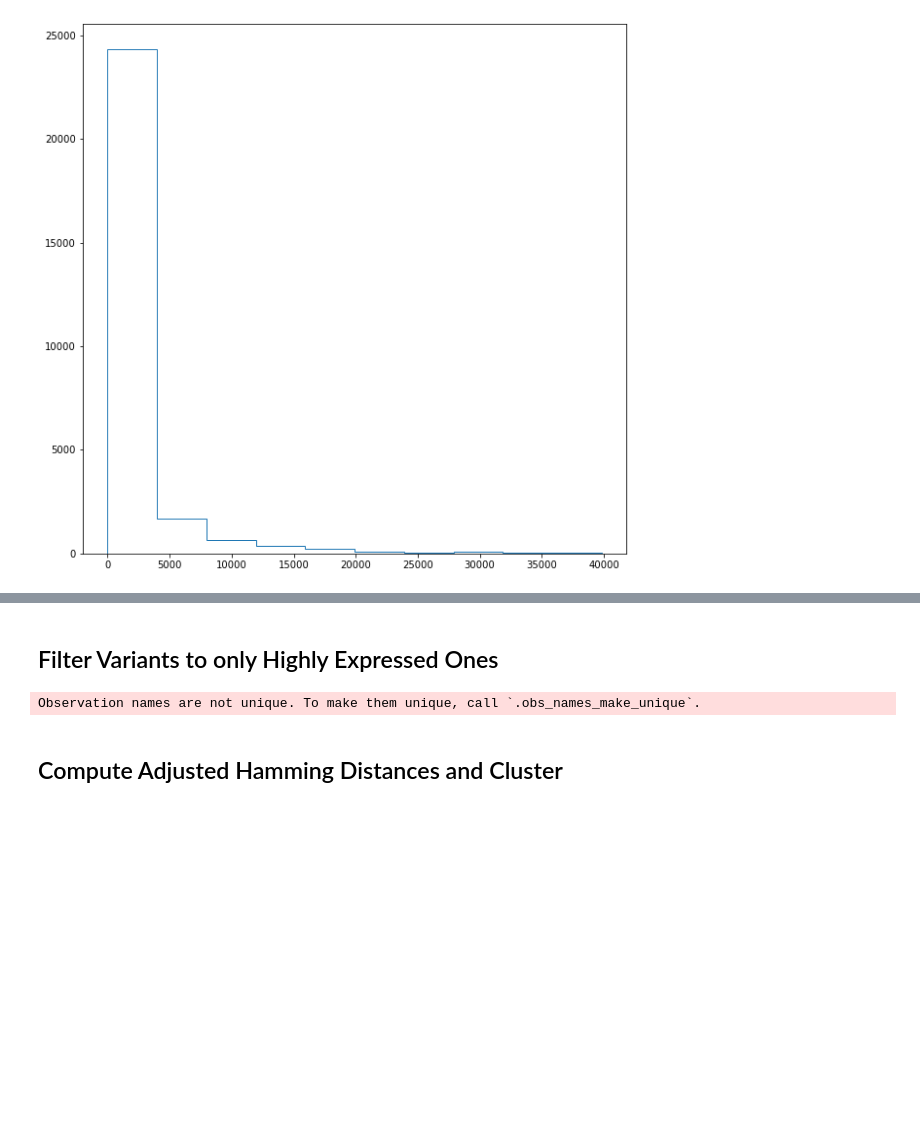
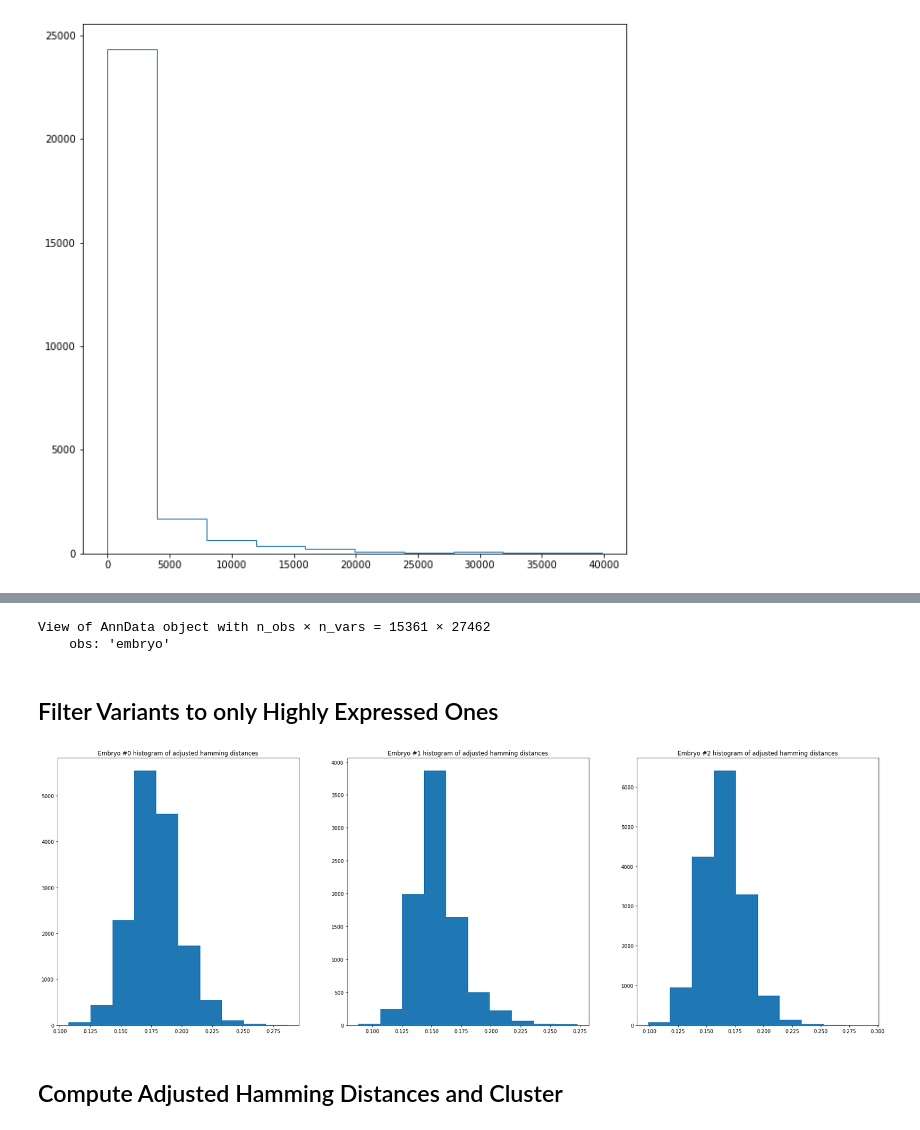
Before and after one commit to bkiyota/SNPBarcodingSimulator, a Jupyter notebook: cluster_embryos_mouse.ipynb, the cells around one changed output, grey strips where cells are left out. Cells and saved outputs as stored; diff of their text form; code cells hidden in the pictures; blank space fills up the shorter version.

```diff
--- a/cluster_embryos_mouse.ipynb
+++ b/cluster_embryos_mouse.ipynb
@@ -94,0 +144,13 @@ plt.hist(variant_sums, histtype='step')
+# %%
+def find_differences(emb, most_common_call):
+    ham_dists = []
+
+    # Now go through each cell and see how many times we deviate from the most common call
+    for i in range(emb.shape[0]):
+        # Get the profile of detected variants for the cell
+        cell = emb.X[i].flatten()
+        cell_detected_vars = cell > 0
+
+        ham_dists.append(get_adj_ham_dist_dense(cell, most_common_call))
+
+    return ham_dists
@@ -95,2 +178,7 @@ plt.hist(variant_sums, histtype='step')
+# %%
+variants_joined[variants_joined.obs.embryo == 0, :]
+# %% [output]
+View of AnnData object with n_obs × n_vars = 15361 × 27462
+    obs: 'embryo'
 # %% [markdown]
 ## Filter Variants to only Highly Expressed Ones
@@ -100,4 +184,0 @@ variants_to_include = variant_sums >= cutoff
-# %%
-variants_joined = variants_joined[:, variants_to_include].copy()
-# %% [output]
-Observation names are not unique. To make them unique, call `.obs_names_make_unique`.
@@ -103,0 +205,9 @@ Observation names are not unique. To make them unique, call `.obs_names_make_uni
+# %%
+plt.figure(figsize=(30, 10))
+
+for i in range(NUM_EMBRYOS):
+    plt.subplot(1, 3, i+1)
+    plt.title(f'Embryo #{i} histogram of adjusted hamming distances')
+    plt.hist(dists[i])
+# %% [output]
+[figure, added]
```
Also changed, not shown: parts of 17 cells of this notebook.
